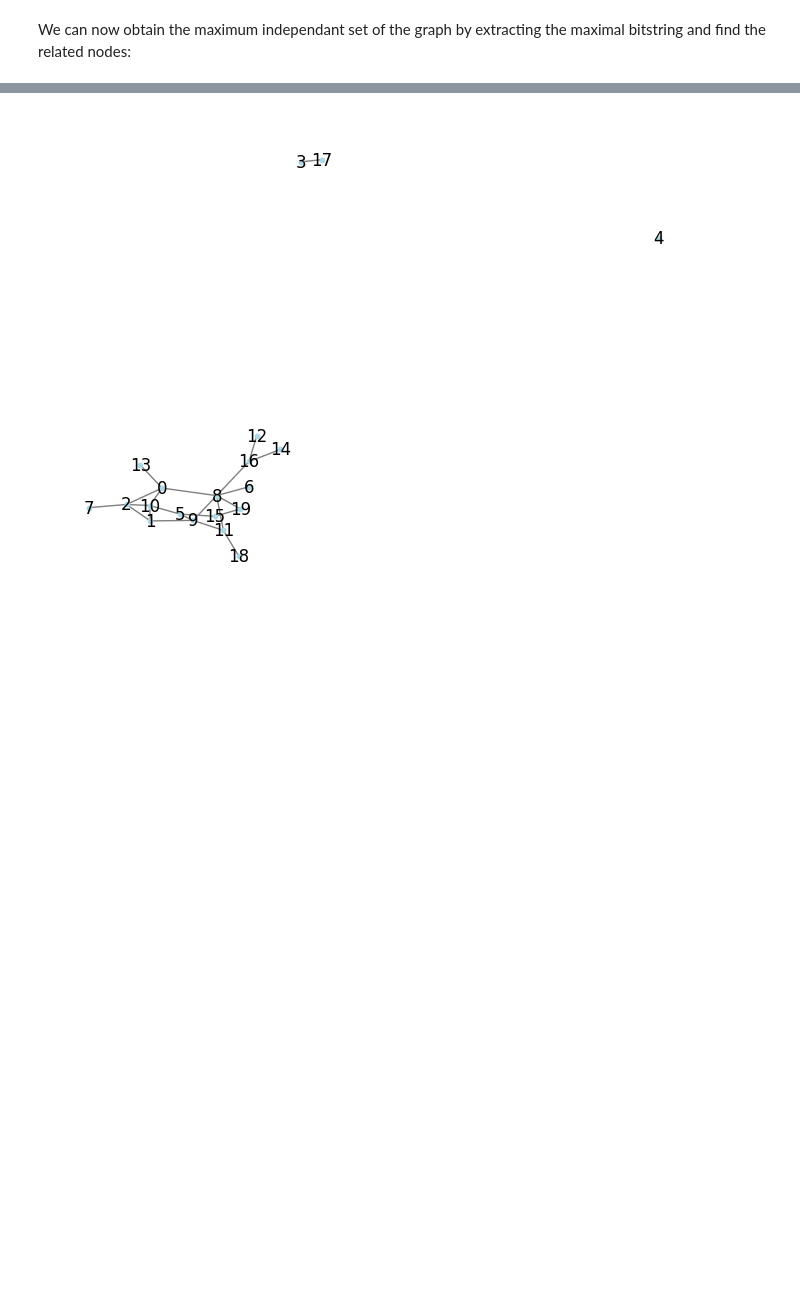
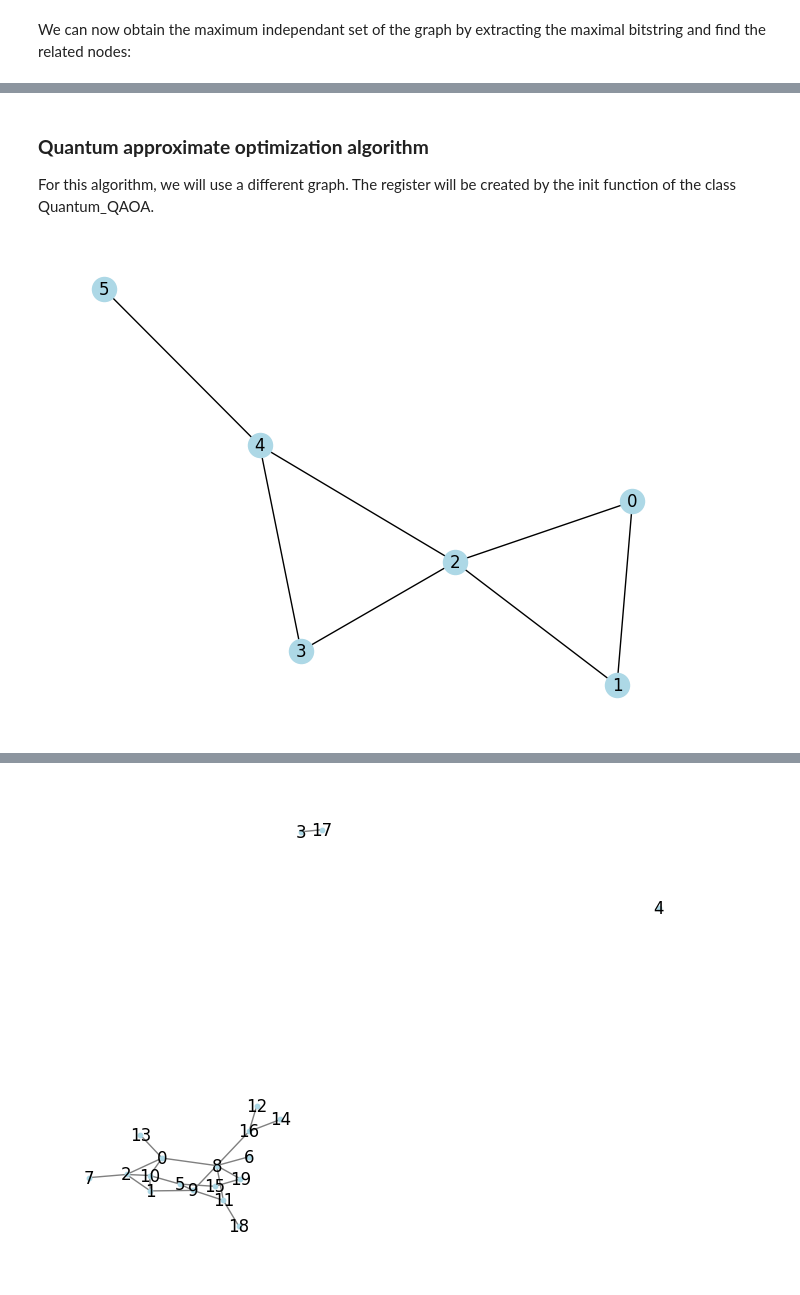
Before and after one commit to inking02/ReQpex, a Jupyter notebook: tutorial.ipynb, the cells around one changed output, grey strips where cells are left out. Drawn from its saved outputs; the diff is of its cells as text; code cells hidden in the pictures; blank space fills up the shorter version.

```diff
--- a/tutorial.ipynb
+++ b/tutorial.ipynb
@@ -105,0 +110,18 @@ plt.show()
+# %% [markdown]
+### **Quantum approximate optimization algorithm**
+
+For this algorithm, we will use a different graph. The register will be created by the init function of the class Quantum_QAOA.
+# %%
+#new graph tested
+qaoa_graph = nx.Graph()
+edges = [(0, 1), (0, 2), (1, 2), (2, 3), (2, 4), (3, 4), (4, 5)]
+qaoa_graph.add_edges_from(edges)
+
+#setting the position of the nodes using spring_layout
+pos = nx.spring_layout(qaoa_graph, seed = 42)#the seed can be changed, but the seed 42 is used by the Qauntum_QAOA class
+
+#plot the graph
+nx.draw(qaoa_graph, pos = pos, with_labels = True, node_color="lightblue")
+plt.show()
+# %% [output]
+[figure, added]
```
Also changed, not shown: parts of 33 cells of this notebook, 7 other files.
